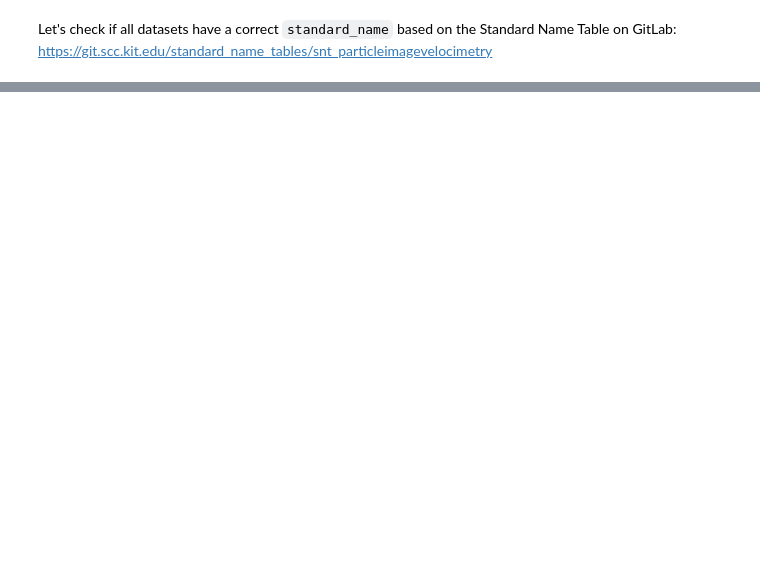
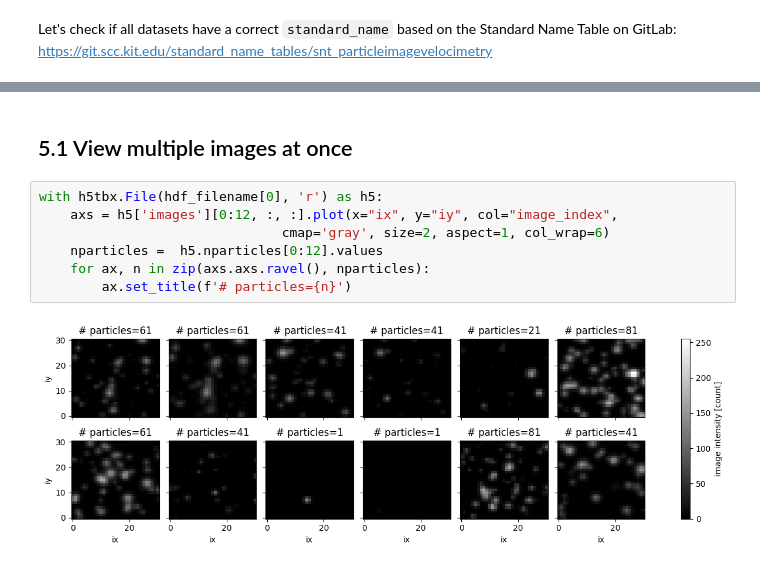
Before and after one commit to matthiasprobst/synpivimage, a Jupyter notebook: examples/generate_datasets.ipynb, the cells around one changed output, grey strips where cells are left out. Saved outputs shown, nothing was run; the diff lists cells and outputs as text; blank space fills up the shorter version.

```diff
--- a/examples/generate_datasets.ipynb
+++ b/examples/generate_datasets.ipynb
@@ -77,0 +109,11 @@ Plot particle image and labels together:
+# %% [markdown]
+## 5.1 View multiple images at once
+# %%
+with h5tbx.File(hdf_filename[0], 'r') as h5:
+    axs = h5['images'][0:12, :, :].plot(x="ix", y="iy", col="image_index",
+                               cmap='gray', size=2, aspect=1, col_wrap=6)
+    nparticles =  h5.nparticles[0:12].values
+    for ax, n in zip(axs.axs.ravel(), nparticles):
+        ax.set_title(f'# particles={n}')
+# %% [output]
+[figure, added]
```
Also changed, not shown: parts of 20 cells of this notebook, 5 other files.
